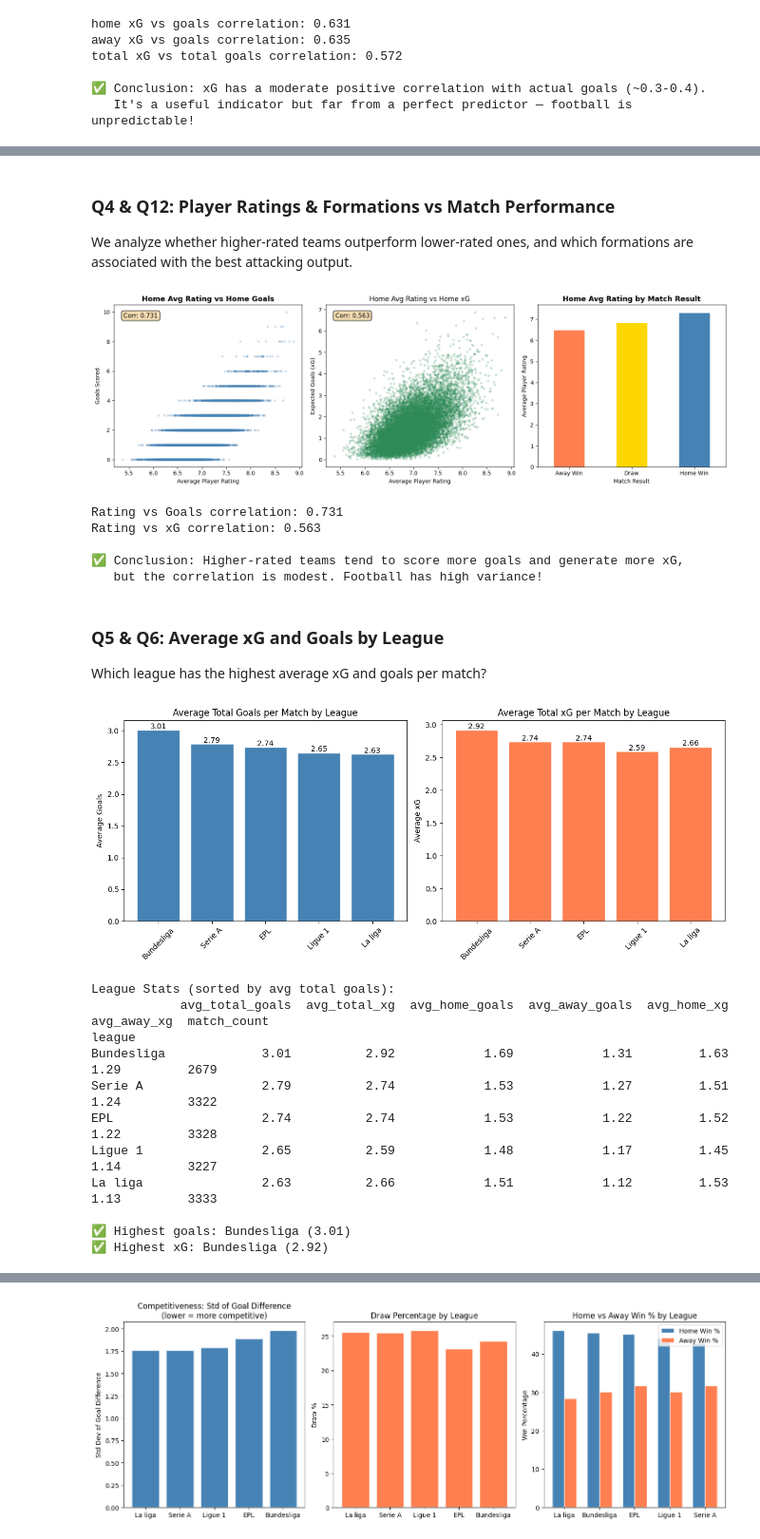
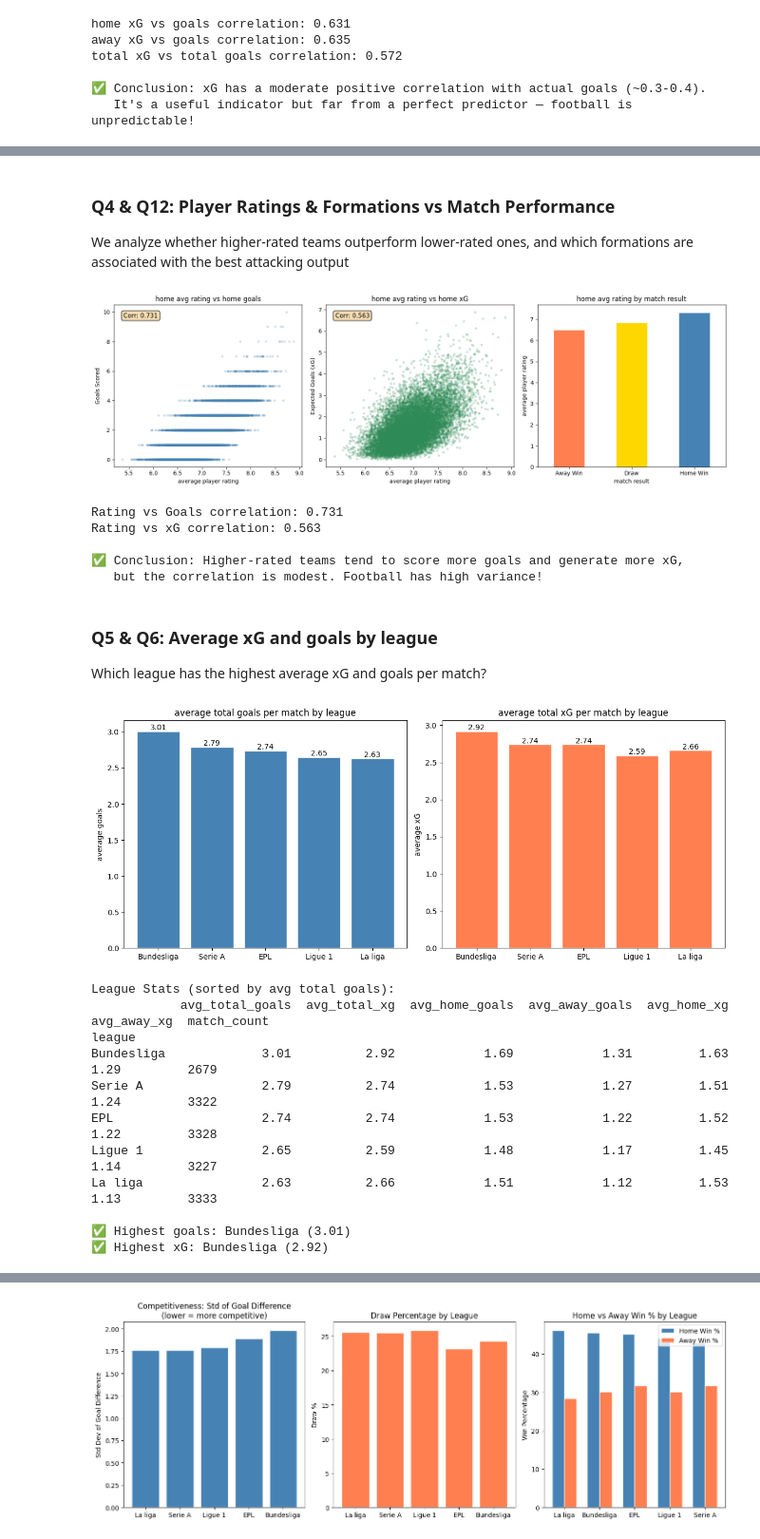
Before and after one commit to magrimuc/prj-2-eda-sql-football-matches-statistics, a Jupyter notebook: octavian_notebook.ipynb, the cells around one changed output, grey strips where cells are left out. Shown at 95% size. Cells and saved outputs as stored; diff of their text form; code cells hidden in the pictures.

```diff
--- a/octavian_notebook.ipynb
+++ b/octavian_notebook.ipynb
@@ -905,29 +905,29 @@ Name: away_points_last_4_matches, dtype: float64
 # %% [markdown]
 ### Q4 & Q12: Player Ratings & Formations vs Match Performance
-We analyze whether higher-rated teams outperform lower-rated ones, and which formations are associated with the best attacking output.
+We analyze whether higher-rated teams outperform lower-rated ones, and which formations are associated with the best attacking output
 # %%
 df_clean['home_avg_rating'] = df_clean[['home_defense_rating', 'home_midfield_rating', 'home_attack_rating']].mean(axis=1)
 
 fig, axes = plt.subplots(1, 3, figsize=(16, 5))
 
 axes[0].scatter(df_clean['home_avg_rating'], df_clean['home_score'], alpha=0.2, c='steelblue', s=10)
-axes[0].set_title('Home Avg Rating vs Home Goals', fontsize=13, fontweight='bold')
-axes[0].set_xlabel('Average Player Rating')
+axes[0].set_title('home avg rating vs home goals')
+axes[0].set_xlabel('average player rating')
 axes[0].set_ylabel('Goals Scored')
 corr_rating_goals = df_clean['home_avg_rating'].corr(df_clean['home_score'])
 axes[0].text(0.05, 0.95, f'Corr: {corr_rating_goals:.3f}', transform=axes[0].transAxes, fontsize=11, verticalalignment='top', bbox=dict(boxstyle='round', facecolor='wheat'))
 
 axes[1].scatter(df_clean['home_avg_rating'], df_clean['home_xg'], alpha=0.2, c='seagreen', s=10)
-axes[1].set_title('Home Avg Rating vs Home xG', fontsize=12)
-axes[1].set_xlabel('Average Player Rating')
+axes[1].set_title('home avg rating vs home xG')
+axes[1].set_xlabel('average player rating')
 axes[1].set_ylabel('Expected Goals (xG)')
 corr_rating_xg = df_clean['home_avg_rating'].corr(df_clean['home_xg'])
 axes[1].text(0.05, 0.95, f'Corr: {corr_rating_xg:.3f}', transform=axes[1].transAxes, fontsize=11, verticalalignment='top', bbox=dict(boxstyle='round', facecolor='wheat'))
 
 df_clean.groupby('match_result')['home_avg_rating'].mean().reindex(['Away Win', 'Draw', 'Home Win']).plot(kind='bar', ax=axes[2], color=['coral', 'gold', 'steelblue'], edgecolor='white')
-axes[2].set_title('Home Avg Rating by Match Result', fontsize=13, fontweight='bold')
-axes[2].set_xlabel('Match Result')
-axes[2].set_ylabel('Average Player Rating')
+axes[2].set_title('home avg rating by match result')
+axes[2].set_xlabel('match result')
+axes[2].set_ylabel('average player rating')
 axes[2].tick_params(axis='x', rotation=0)
 
 plt.tight_layout()
@@ -938,54 +938,54 @@ print(f"Rating vs xG correlation: {corr_rating_xg:.3f}")
 print("\n✅ Conclusion: Higher-rated teams tend to score more goals and generate more xG,")
 print("   but the correlation is modest. Football has high variance!")
 # %% [output]
-[figure, old version]
+[figure, new version]
 Rating vs Goals correlation: 0.731
 Rating vs xG correlation: 0.563
 
 ✅ Conclusion: Higher-rated teams tend to score more goals and generate more xG,
    but the correlation is modest. Football has high variance!
 # %% [markdown]
-### Q5 & Q6: Average xG and Goals by League
+### Q5 & Q6: Average xG and goals by league
 Which league has the highest average xG and goals per match?
 # %%
 league_stats = df_clean.groupby('league').agg(
     avg_total_goals=('total_goals', 'mean'),
     avg_total_xg=('total_xg', 'mean'),
     avg_home_goals=('home_score', 'mean'),
     avg_away_goals=('away_score', 'mean'),
     avg_home_xg=('home_xg', 'mean'),
     avg_away_xg=('away_xg', 'mean'),
     match_count=('total_goals', 'count')
 ).round(2)
 
 league_stats = league_stats.sort_values('avg_total_goals', ascending=False)
 
 fig, axes = plt.subplots(1, 2, figsize=(12, 5))
 
 axes[0].bar(league_stats.index, league_stats['avg_total_goals'], color='steelblue', edgecolor='white')
-axes[0].set_title('Average Total Goals per Match by League')
-axes[0].set_ylabel('Average Goals')
-axes[0].tick_params(axis='x', rotation=45)
+axes[0].set_title('average total goals per match by league')
+axes[0].set_ylabel('average goals')
+axes[0].tick_params(axis='x')
 for i, v in enumerate(league_stats['avg_total_goals']):
-    axes[0].text(i, v + 0.02, f'{v:.2f}', ha='center', fontsize=10)
+    axes[0].text(i, v + 0.02, f'{v:.2f}', ha='center')
 
 # Bar chart: Avg total xG by league
 axes[1].bar(league_stats.index, league_stats['avg_total_xg'], color='coral', edgecolor='white')
-axes[1].set_title('Average Total xG per Match by League')
-axes[1].set_ylabel('Average xG')
-axes[1].tick_params(axis='x', rotation=45)
+axes[1].set_title('average total xG per match by league')
+axes[1].set_ylabel('average xG')
+axes[1].tick_params(axis='x')
 for i, v in enumerate(league_stats['avg_total_xg']):
-    axes[1].text(i, v + 0.02, f'{v:.2f}', ha='center', fontsize=10)
+    axes[1].text(i, v + 0.02, f'{v:.2f}', ha='center')
 
 plt.tight_layout()
 plt.show()
 
 print("League Stats (sorted by avg total goals):")
 print(league_stats.to_string())
 print(f"\n✅ Highest goals: {league_stats['avg_total_goals'].idxmax()} ({league_stats['avg_total_goals'].max():.2f})")
 print(f"✅ Highest xG: {league_stats['avg_total_xg'].idxmax()} ({league_stats['avg_total_xg'].max():.2f})")
 # %% [output]
-[figure, old version]
+[figure, new version]
 League Stats (sorted by avg total goals):
             avg_total_goals  avg_total_xg  avg_home_goals  avg_away_goals  avg_home_xg  avg_away_xg  match_count
 league
```
Also changed, not shown: parts of 15 cells of this notebook.
